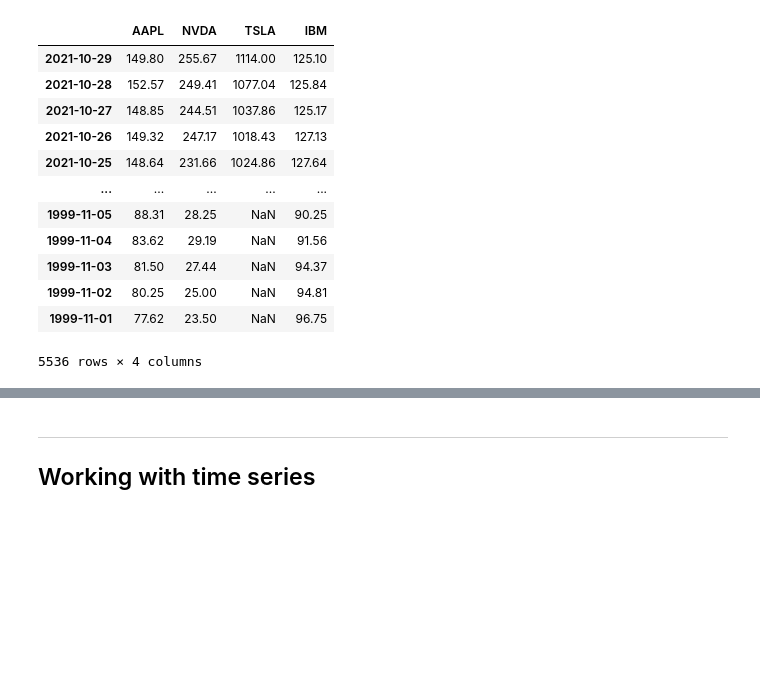
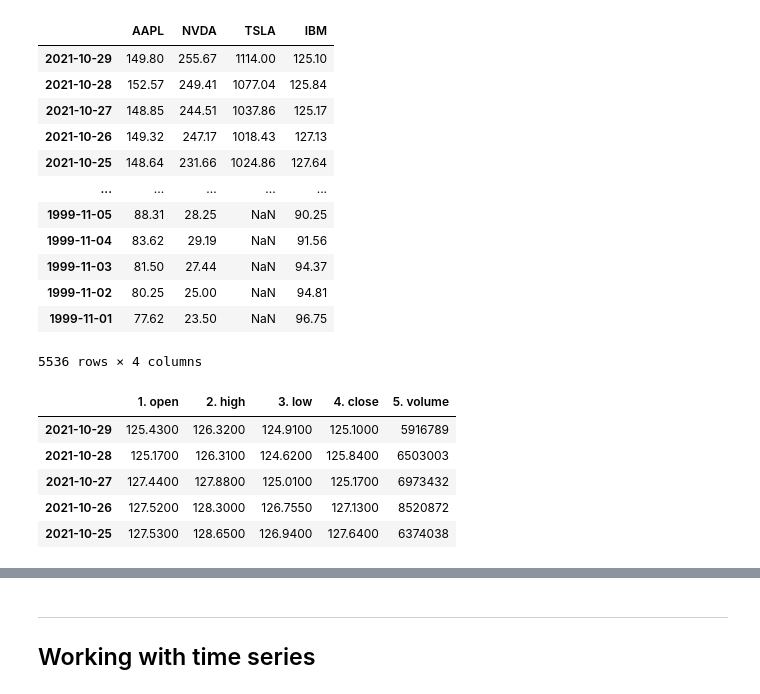
Before and after one commit to yuna-liu/Databehandling-Yuna-Liu, a Jupyter notebook: Code-alongs/L4.1-stockdata_api.ipynb, the cells around one changed output, grey strips where cells are left out. Saved outputs shown, nothing was run; the diff lists cells and outputs as text; code cells hidden in the pictures; blank space fills up the shorter version.

```diff
--- a/Code-alongs/L4.1-stockdata_api.ipynb
+++ b/Code-alongs/L4.1-stockdata_api.ipynb
@@ -84,3 +87,13 @@ stocks
 | 1999-11-02 | 80.25 | 25.00 | NaN | 94.81 |
 | 1999-11-01 | 77.62 | 23.50 | NaN | 96.75 |
 5536 rows × 4 columns
+# %%
+ df = pd.DataFrame(data["Time Series (Daily)"]).transpose()
+ df.head()
+# %% [output]
+|  | 1. open | 2. high | 3. low | 4. close | 5. volume |
+| 2021-10-29 | 125.4300 | 126.3200 | 124.9100 | 125.1000 | 5916789 |
+| 2021-10-28 | 125.1700 | 126.3100 | 124.6200 | 125.8400 | 6503003 |
+| 2021-10-27 | 127.4400 | 127.8800 | 125.0100 | 125.1700 | 6973432 |
+| 2021-10-26 | 127.5200 | 128.3000 | 126.7550 | 127.1300 | 8520872 |
+| 2021-10-25 | 127.5300 | 128.6500 | 126.9400 | 127.6400 | 6374038 |
```
Also changed, not shown: parts of 6 cells of this notebook, 4 other files.
